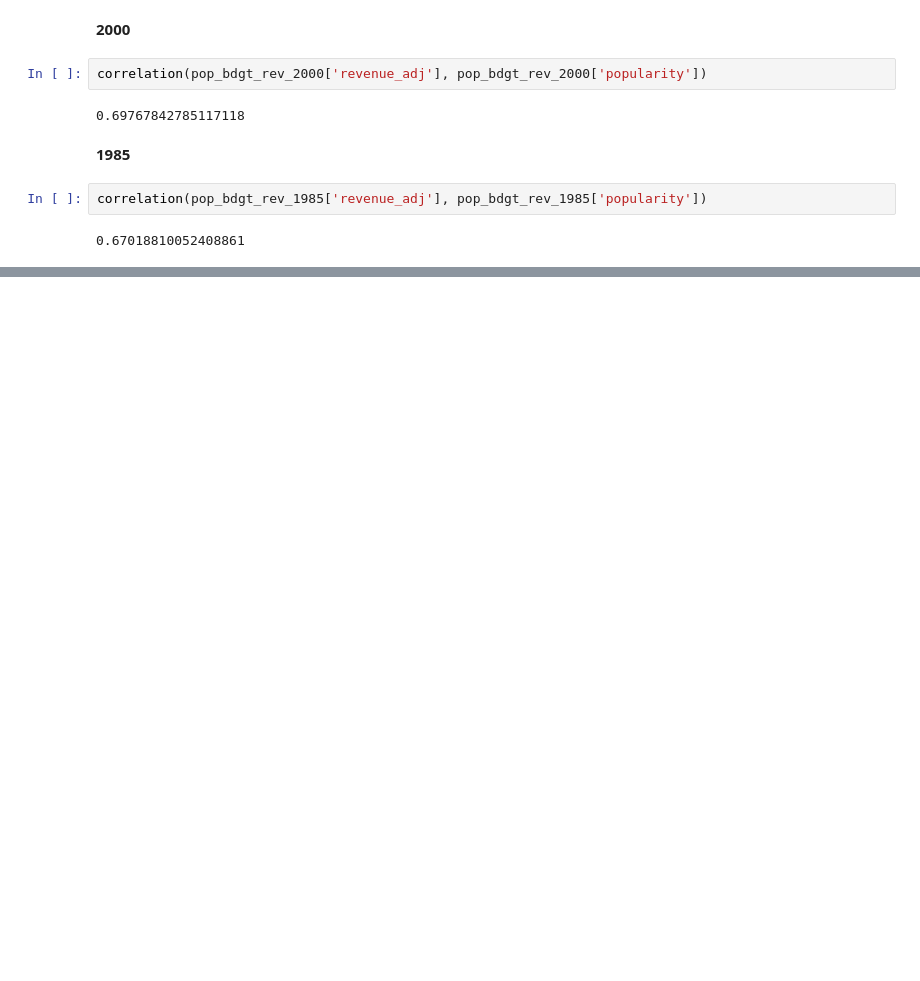
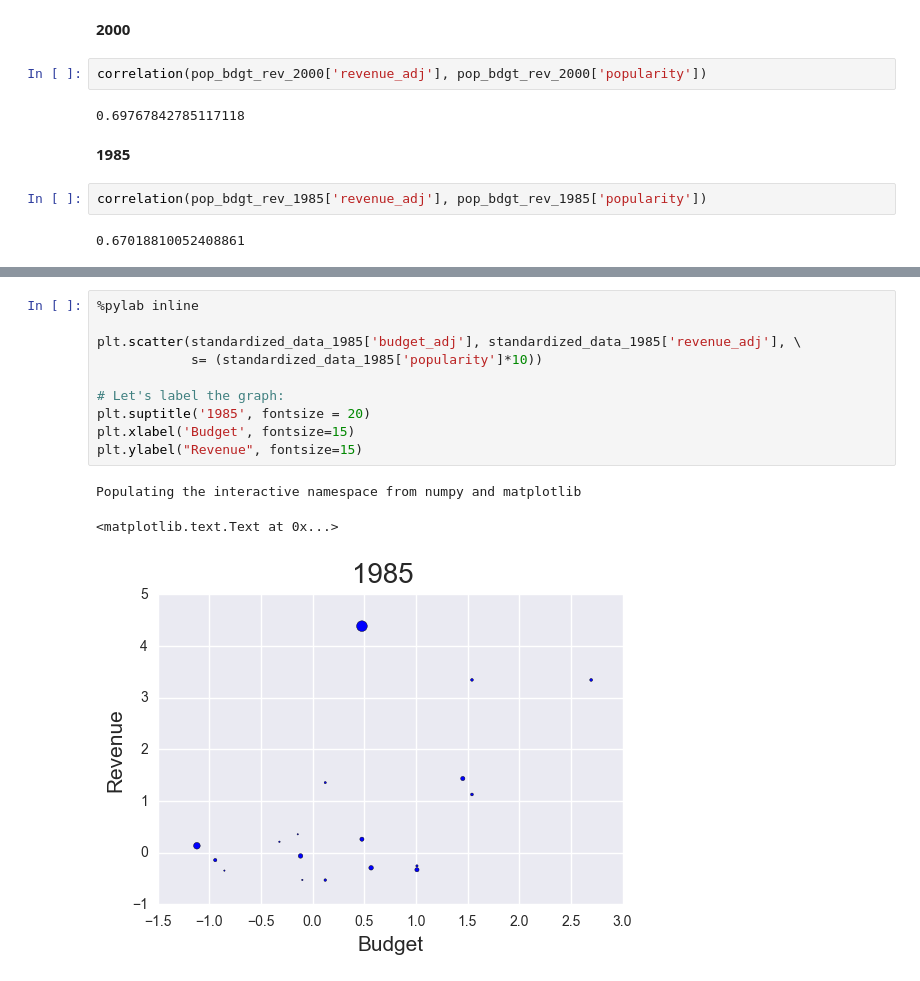
Before and after one commit to ctrachte/Movie-Data-Analysis-Project, a Jupyter notebook: Final_Project.ipynb, the cells around one changed output, grey strips where cells are left out. Drawn from its saved outputs; the diff is of its cells as text; blank space fills up the shorter version.

```diff
--- a/Final_Project.ipynb
+++ b/Final_Project.ipynb
@@ -196,0 +247,14 @@ budget vs revenue, with dot size as popularity rating:
+# %%
+%pylab inline
+
+plt.scatter(standardized_data_1985['budget_adj'], standardized_data_1985['revenue_adj'], \
+            s= (standardized_data_1985['popularity']*10))
+
+# Let's label the graph:
+plt.suptitle('1985', fontsize = 20)
+plt.xlabel('Budget', fontsize=15)
+plt.ylabel("Revenue", fontsize=15)
+# %% [output]
+Populating the interactive namespace from numpy and matplotlib
+<matplotlib.text.Text at 0x...>
+[figure, added]
```
Also changed, not shown: parts of 29 cells of this notebook.
